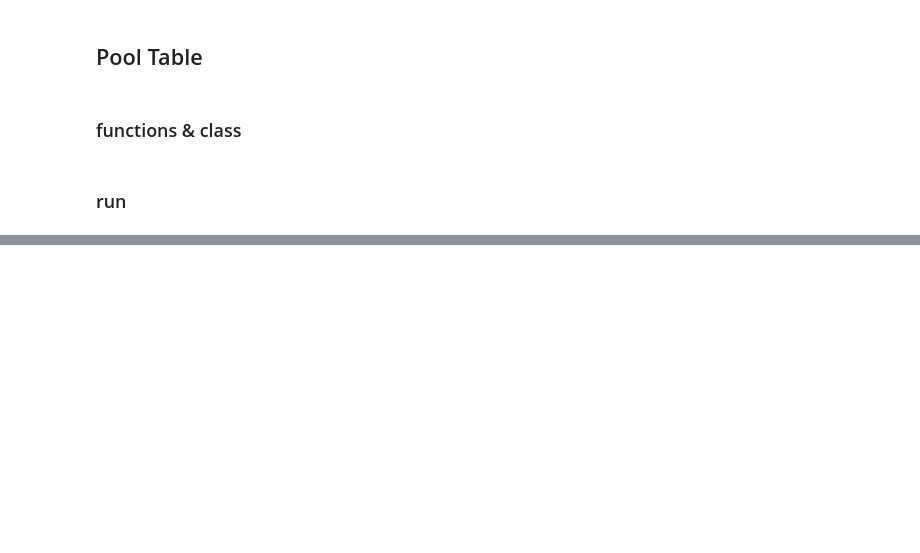
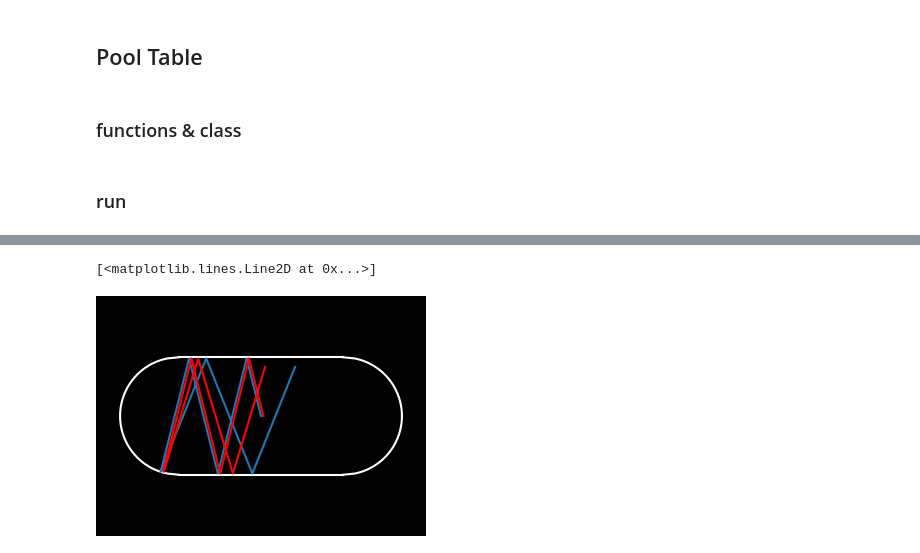
Before and after one commit to slxuphys/physics-demo, a Jupyter notebook: billard.ipynb, the cells around one changed output, grey strips where cells are left out. Drawn from its saved outputs; the diff is of its cells as text; code cells hidden in the pictures; blank space fills up the shorter version.

```diff
--- a/billard.ipynb
+++ b/billard.ipynb
@@ -159,3 +174,20 @@ writer = animation.PillowWriter(fps=15,
                                 metadata=dict(artist='Me'),
                                 bitrate=1800)
 anim.save('chaos.gif', writer=writer)
+# %%
+width=10; length=14;
+fig, ax = plt.subplots(figsize=(4,4*width/length))
+fig.set_facecolor('black')
+y = np.linspace(0,width,100)
+x = np.sqrt(width**2/4-(y-width/2)**2)
+ax.plot(-x,y,'w')
+ax.plot(x+length,y,'w')
+ax.plot([0,length],[0,0],'w')
+ax.plot([0,length],[width,width],'w')
+ax.axis('equal')
+ax.axis('off');
+plt.plot(ball1.path['x'][1:40000], ball1.path['y'][1:40000])
+plt.plot(ball2.path['x'][1:40000], ball1.path['y'][1:40000], color='red')
+# %% [output]
+[<matplotlib.lines.Line2D at 0x...>]
+[figure, added]
```
Also changed, not shown: parts of 3 cells of this notebook.
